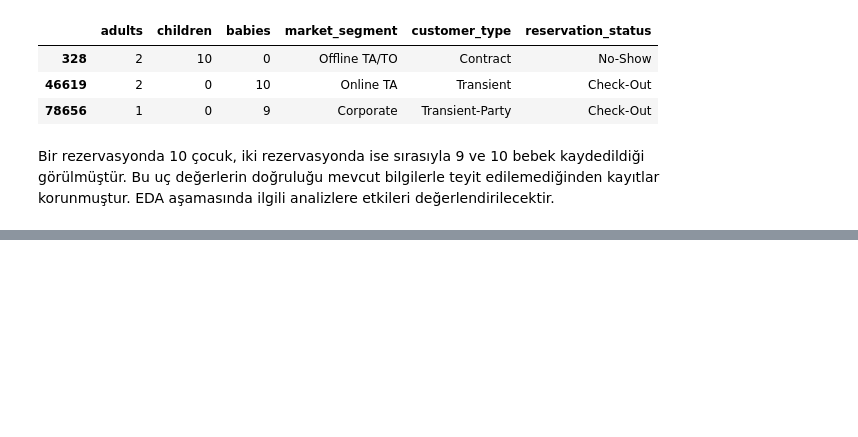
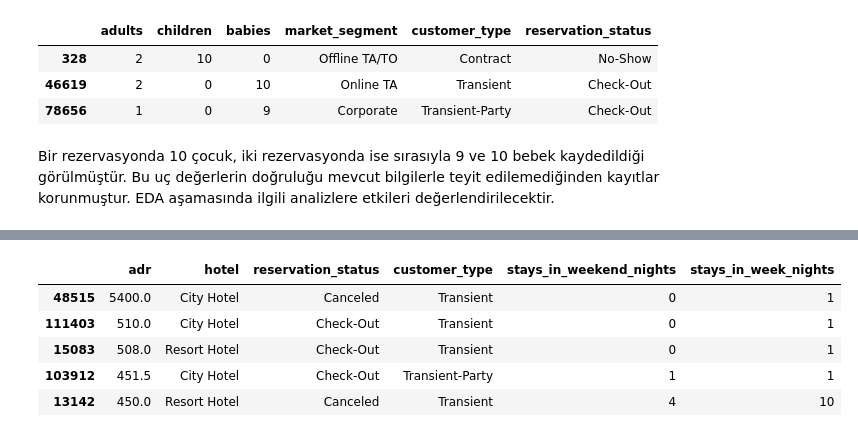
Before and after one commit to imelisa1/Hotel-Booking-Analysis, a Jupyter notebook: notebooks/01_data_understanding.ipynb, the cells around one changed output, grey strips where cells are left out. Drawn from its saved outputs; the diff is of its cells as text; code cells hidden in the pictures; blank space fills up the shorter version.

Commit message:
Update data cleaning and consistency checks

```diff
--- a/notebooks/01_data_understanding.ipynb
+++ b/notebooks/01_data_understanding.ipynb
@@ -834,0 +892,11 @@ Bir rezervasyonda 10 çocuk, iki rezervasyonda ise sırasıyla 9 ve 10 bebek kay
+# %%
+# ADR’si en yüksek 5 kayıt
+
+df.nlargest(5, "adr")[["adr", "hotel", "reservation_status", "customer_type", "stays_in_weekend_nights", "stays_in_week_nights"]]
+# %% [output]
+|  | adr | hotel | reservation_status | customer_type | stays_in_weekend_nights | stays_in_week_nights |
+| 48515 | 5400.0 | City Hotel | Canceled | Transient | 0 | 1 |
+| 111403 | 510.0 | City Hotel | Check-Out | Transient | 0 | 1 |
+| 15083 | 508.0 | Resort Hotel | Check-Out | Transient | 0 | 1 |
+| 103912 | 451.5 | City Hotel | Check-Out | Transient-Party | 1 | 1 |
+| 13142 | 450.0 | Resort Hotel | Canceled | Transient | 4 | 10 |
```
Also changed, not shown: parts of 37 cells of this notebook.
